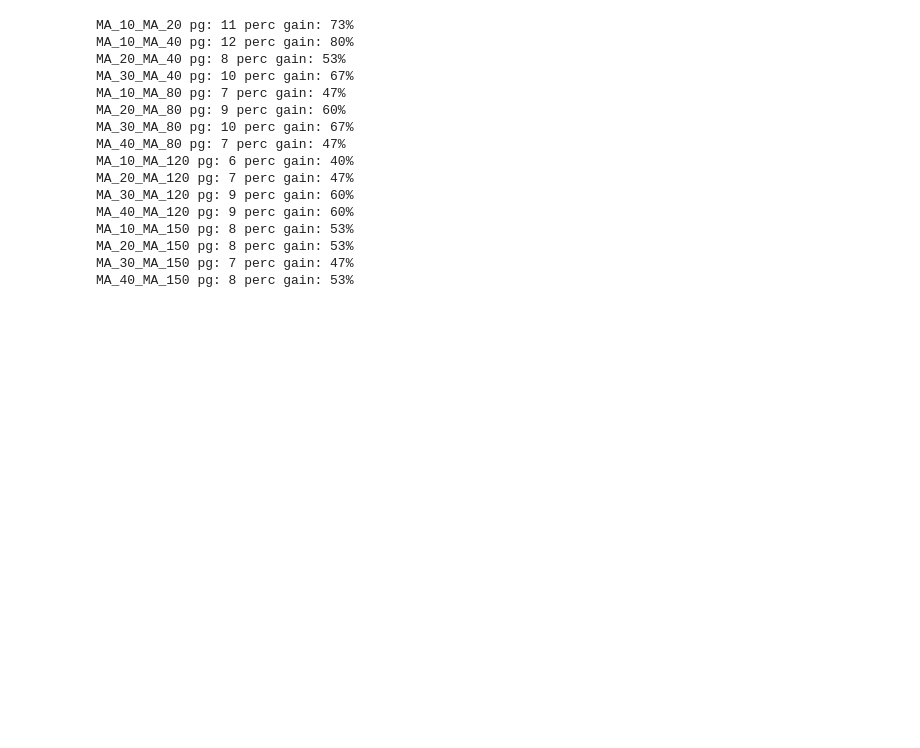
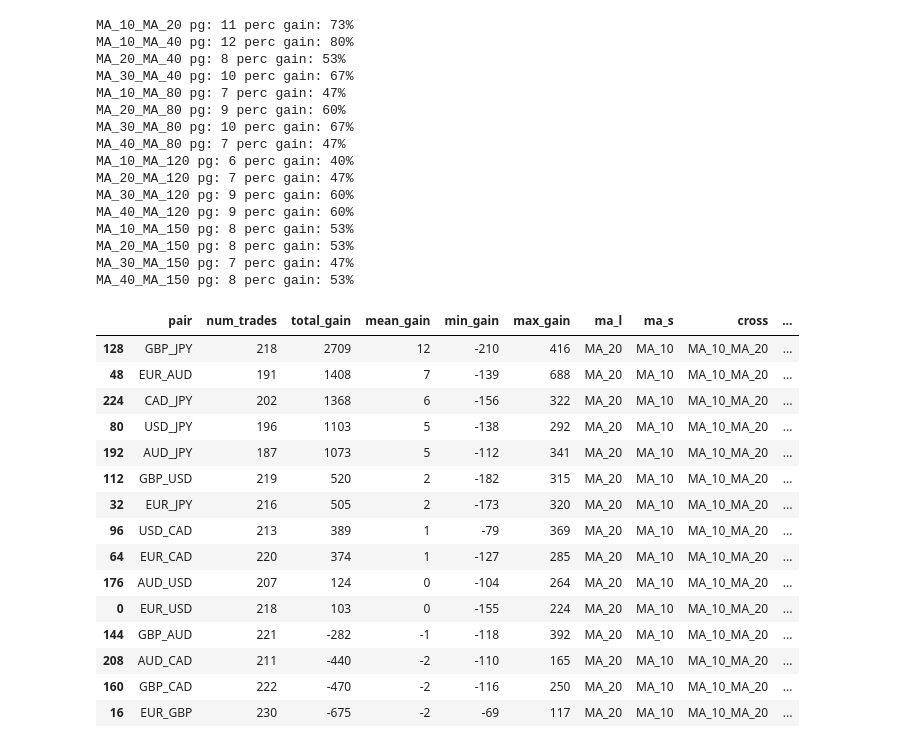
Before and after one commit to mindeleven/introduction-to-python, a Jupyter notebook: Algorythimc-Forex-Trading/code/exploration/05_MA_Cross_Analysis.ipynb, the cells around one changed output. Drawn from its saved outputs; the diff is of its cells as text; code cells hidden in the pictures; blank space fills up the shorter version.

Commit message:
Taking a closer look at the MA_10_MA_20 cross

```diff
--- a/Algorythimc-Forex-Trading/code/exploration/05_MA_Cross_Analysis.ipynb
+++ b/Algorythimc-Forex-Trading/code/exploration/05_MA_Cross_Analysis.ipynb
@@ -254,3 +254,27 @@ MA_10_MA_150 pg: 8 perc gain: 53%
 MA_20_MA_150 pg: 8 perc gain: 53%
 MA_30_MA_150 pg: 7 perc gain: 47%
 MA_40_MA_150 pg: 8 perc gain: 53%
+# %%
+# taking a closer look at the MA_10_MA_20 cross
+cross = "MA_10_MA_20"
+df_MA_10_MA_20 = df_ma_res_h1[df_ma_res_h1.cross == cross].copy()
+df_MA_10_MA_20.sort_values(by="total_gain", ascending=False, inplace=True)
+# %%
+df_MA_10_MA_20
+# %% [output]
+|  | pair | num_trades | total_gain | mean_gain | min_gain | max_gain | ma_l | ma_s | cross | ... |
+| 128 | GBP_JPY | 218 | 2709 | 12 | -210 | 416 | MA_20 | MA_10 | MA_10_MA_20 | ... |
+| 48 | EUR_AUD | 191 | 1408 | 7 | -139 | 688 | MA_20 | MA_10 | MA_10_MA_20 | ... |
+| 224 | CAD_JPY | 202 | 1368 | 6 | -156 | 322 | MA_20 | MA_10 | MA_10_MA_20 | ... |
+| 80 | USD_JPY | 196 | 1103 | 5 | -138 | 292 | MA_20 | MA_10 | MA_10_MA_20 | ... |
+| 192 | AUD_JPY | 187 | 1073 | 5 | -112 | 341 | MA_20 | MA_10 | MA_10_MA_20 | ... |
+| 112 | GBP_USD | 219 | 520 | 2 | -182 | 315 | MA_20 | MA_10 | MA_10_MA_20 | ... |
+| 32 | EUR_JPY | 216 | 505 | 2 | -173 | 320 | MA_20 | MA_10 | MA_10_MA_20 | ... |
+| 96 | USD_CAD | 213 | 389 | 1 | -79 | 369 | MA_20 | MA_10 | MA_10_MA_20 | ... |
+| 64 | EUR_CAD | 220 | 374 | 1 | -127 | 285 | MA_20 | MA_10 | MA_10_MA_20 | ... |
+| 176 | AUD_USD | 207 | 124 | 0 | -104 | 264 | MA_20 | MA_10 | MA_10_MA_20 | ... |
+| 0 | EUR_USD | 218 | 103 | 0 | -155 | 224 | MA_20 | MA_10 | MA_10_MA_20 | ... |
+| 144 | GBP_AUD | 221 | -282 | -1 | -118 | 392 | MA_20 | MA_10 | MA_10_MA_20 | ... |
+| 208 | AUD_CAD | 211 | -440 | -2 | -110 | 165 | MA_20 | MA_10 | MA_10_MA_20 | ... |
+| 160 | GBP_CAD | 222 | -470 | -2 | -116 | 250 | MA_20 | MA_10 | MA_10_MA_20 | ... |
+| 16 | EUR_GBP | 230 | -675 | -2 | -69 | 117 | MA_20 | MA_10 | MA_10_MA_20 | ... |
```
